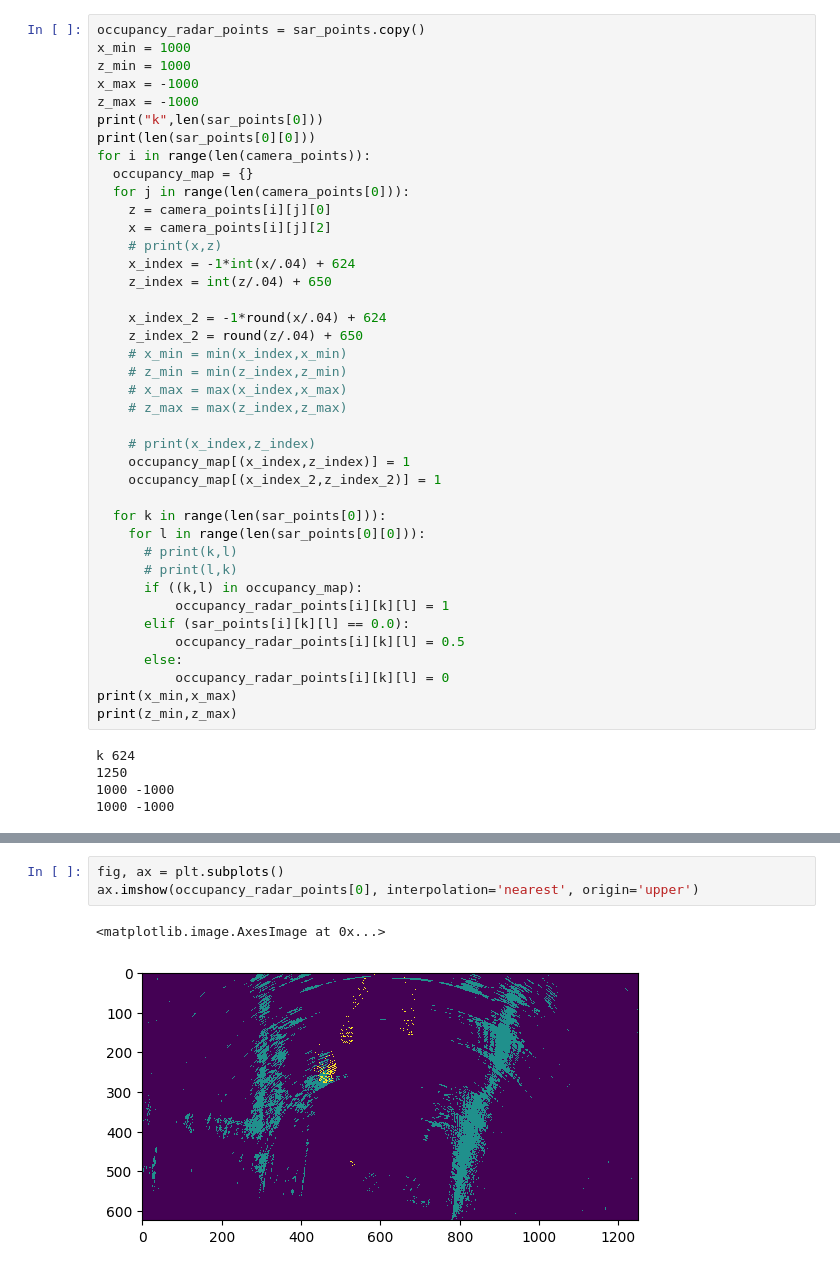
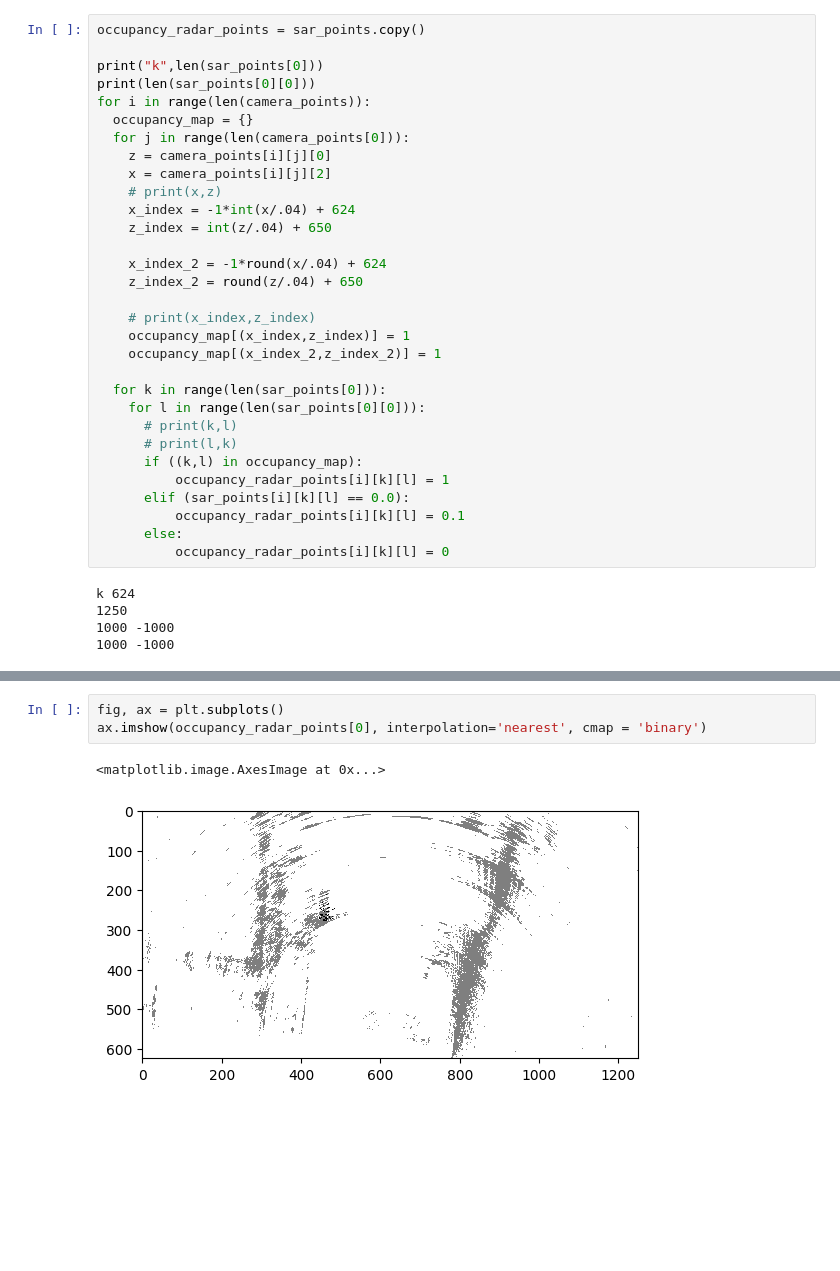
Before and after one commit to omprabhu98/MEngCapstone2022, a Jupyter notebook: Sensor_Fusion_Camera_and_Radar.ipynb, the cells around one changed output, grey strips where cells are left out. Drawn from its saved outputs; the diff is of its cells as text; blank space fills up the shorter version.

```diff
--- a/Sensor_Fusion_Camera_and_Radar.ipynb
+++ b/Sensor_Fusion_Camera_and_Radar.ipynb
@@ -793,10 +793,7 @@ with open('sensor_points_100_frames.npy', 'rb') as f:
     camera_points = np.load(f, allow_pickle= True)
 # %%
 occupancy_radar_points = sar_points.copy()
-x_min = 1000
-z_min = 1000
-x_max = -1000
-z_max = -1000
+
 print("k",len(sar_points[0]))
 print(len(sar_points[0][0]))
 for i in range(len(camera_points)):
@@ -810,10 +807,6 @@ for i in range(len(camera_points)):
 
     x_index_2 = -1*round(x/.04) + 624
     z_index_2 = round(z/.04) + 650
-    # x_min = min(x_index,x_min)
-    # z_min = min(z_index,z_min)
-    # x_max = max(x_index,x_max)
-    # z_max = max(z_index,z_max)
 
     # print(x_index,z_index)
     occupancy_map[(x_index,z_index)] = 1
@@ -826,11 +819,9 @@ for i in range(len(camera_points)):
       if ((k,l) in occupancy_map):
           occupancy_radar_points[i][k][l] = 1
       elif (sar_points[i][k][l] == 0.0):
-          occupancy_radar_points[i][k][l] = 0.5
+          occupancy_radar_points[i][k][l] = 0.1
       else:
           occupancy_radar_points[i][k][l] = 0
-print(x_min,x_max)
-print(z_min,z_max)
 # %% [output]
 k 624
 1250
@@ -853,9 +830,9 @@ print(np.count_nonzero(occupancy_radar_points))
 # %%
 fig, ax = plt.subplots()
-ax.imshow(occupancy_radar_points[0], interpolation='nearest', origin='upper')
+ax.imshow(occupancy_radar_points[0], interpolation='nearest', cmap = 'binary')
 # %% [output]
 <matplotlib.image.AxesImage at 0x...>
-[figure, old version]
+[figure, new version]
 # %%
 fig, ax = plt.subplots()
 ax.imshow(sar_points[0], interpolation='nearest', origin='upper')
```
Also changed, not shown: parts of 2 cells of this notebook.
